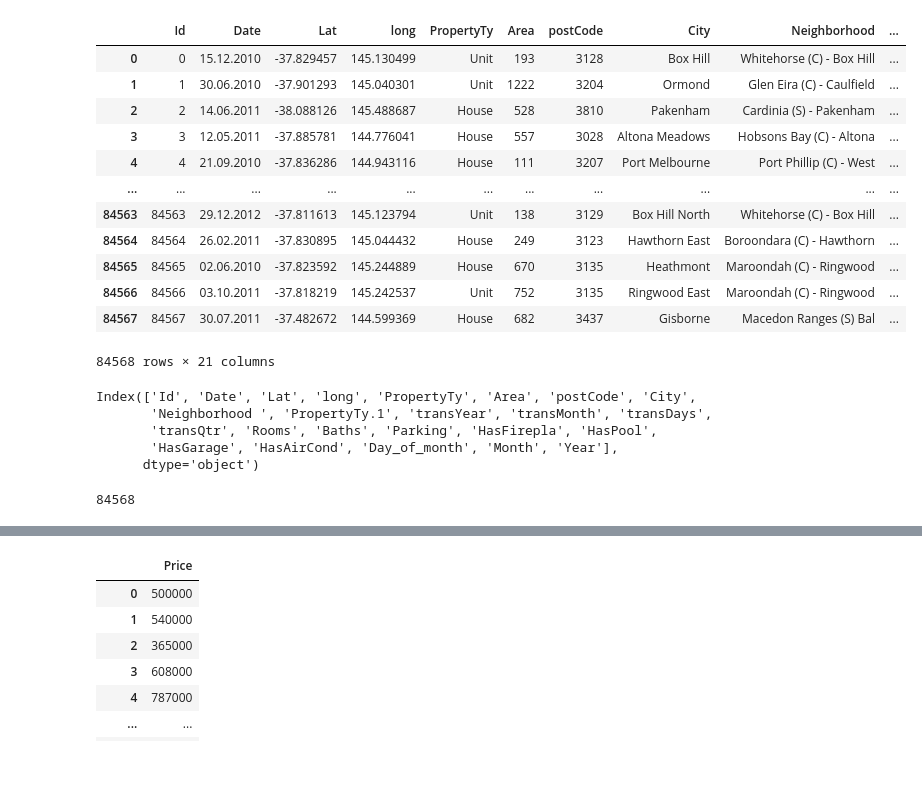
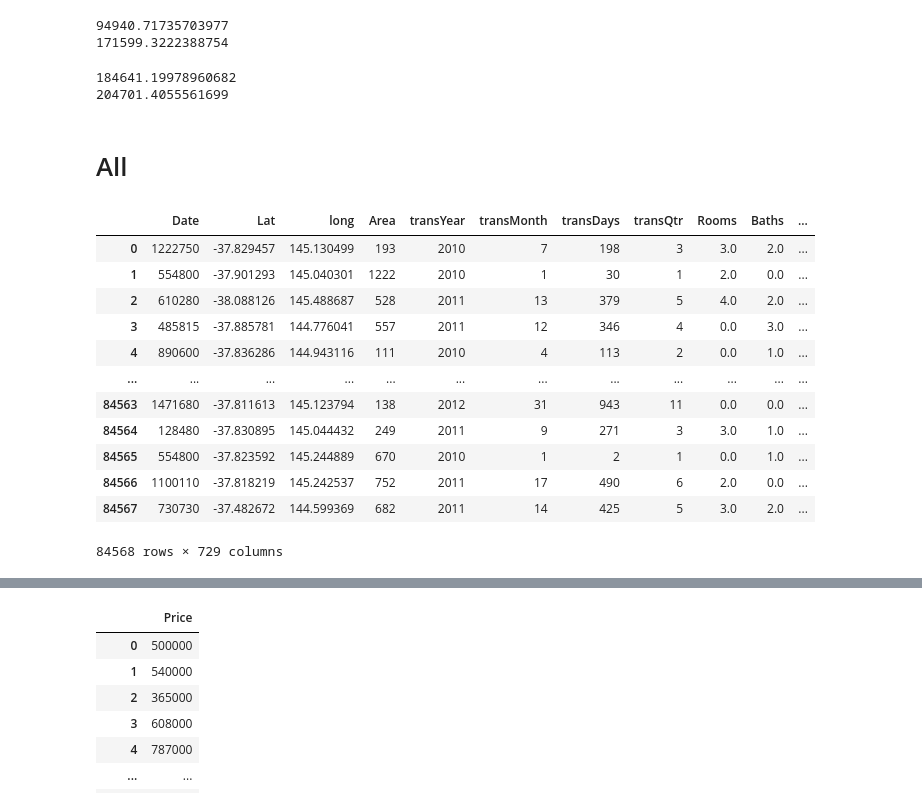
Before and after one commit to AlexisStdp/AlexisStdp.github.io, a Jupyter notebook: Datathon.ipynb, the cells around one changed output, grey strips where cells are left out. Drawn from its saved outputs; the diff is of its cells as text; code cells hidden in the pictures; blank space fills up the shorter version.

```diff
--- a/Datathon.ipynb
+++ b/Datathon.ipynb
@@ -13,0 +102,6 @@ from tensorflow.keras.layers import BatchNormalization
+# %%
+print(sklearn.metrics.mean_squared_error(xgb_model.predict(X_train_ready[:-leave_out]), y_train[:-leave_out], squared=False))
+print(sklearn.metrics.mean_squared_error(xgb_model.predict(X_train_ready[leave_out:]), y_train[leave_out:], squared=False))
+# %% [output]
+94940.71735703977
+171599.3222388754
@@ -13,0 +114,6 @@ from tensorflow.keras.layers import BatchNormalization
+# %%
+print(sklearn.metrics.mean_squared_error(bst.predict(X_train_maybe[:-leave_out]), y_train[:-leave_out], squared=False))
+print(sklearn.metrics.mean_squared_error(bst.predict(X_train_maybe[leave_out:]), y_train[leave_out:], squared=False))
+# %% [output]
+184641.19978960682
+204701.4055561699
@@ -14,17 +134,19 @@ from tensorflow.keras.layers import BatchNormalization
+# %% [markdown]
+# All
 # %%
-X_train = pd.read_csv('X_train.csv')
+X_train = pd.read_csv('X_train_preprocessed.csv')
 X_train
 # %% [output]
-|  | Id | Date | Lat | long | PropertyTy | Area | postCode | City | Neighborhood | ... |
-| 0 | 0 | 15.12.2010 | -37.829457 | 145.130499 | Unit | 193 | 3128 | Box Hill | Whitehorse (C) - Box Hill | ... |
-| 1 | 1 | 30.06.2010 | -37.901293 | 145.040301 | Unit | 1222 | 3204 | Ormond | Glen Eira (C) - Caulfield | ... |
-| 2 | 2 | 14.06.2011 | -38.088126 | 145.488687 | House | 528 | 3810 | Pakenham | Cardinia (S) - Pakenham | ... |
-| 3 | 3 | 12.05.2011 | -37.885781 | 144.776041 | House | 557 | 3028 | Altona Meadows | Hobsons Bay (C) - Altona | ... |
-| 4 | 4 | 21.09.2010 | -37.836286 | 144.943116 | House | 111 | 3207 | Port Melbourne | Port Phillip (C) - West | ... |
-| ... | ... | ... | ... | ... | ... | ... | ... | ... | ... | ... |
-| 84563 | 84563 | 29.12.2012 | -37.811613 | 145.123794 | Unit | 138 | 3129 | Box Hill North | Whitehorse (C) - Box Hill | ... |
-| 84564 | 84564 | 26.02.2011 | -37.830895 | 145.044432 | House | 249 | 3123 | Hawthorn East | Boroondara (C) - Hawthorn | ... |
-| 84565 | 84565 | 02.06.2010 | -37.823592 | 145.244889 | House | 670 | 3135 | Heathmont | Maroondah (C) - Ringwood | ... |
-| 84566 | 84566 | 03.10.2011 | -37.818219 | 145.242537 | Unit | 752 | 3135 | Ringwood East | Maroondah (C) - Ringwood | ... |
-| 84567 | 84567 | 30.07.2011 | -37.482672 | 144.599369 | House | 682 | 3437 | Gisborne | Macedon Ranges (S) Bal | ... |
+|  | Date | Lat | long | Area | transYear | transMonth | transDays | transQtr | Rooms | Baths | ... |
+| 0 | 1222750 | -37.829457 | 145.130499 | 193 | 2010 | 7 | 198 | 3 | 3.0 | 2.0 | ... |
+| 1 | 554800 | -37.901293 | 145.040301 | 1222 | 2010 | 1 | 30 | 1 | 2.0 | 0.0 | ... |
+| 2 | 610280 | -38.088126 | 145.488687 | 528 | 2011 | 13 | 379 | 5 | 4.0 | 2.0 | ... |
+| 3 | 485815 | -37.885781 | 144.776041 | 557 | 2011 | 12 | 346 | 4 | 0.0 | 3.0 | ... |
+| 4 | 890600 | -37.836286 | 144.943116 | 111 | 2010 | 4 | 113 | 2 | 0.0 | 1.0 | ... |
+| ... | ... | ... | ... | ... | ... | ... | ... | ... | ... | ... | ... |
+| 84563 | 1471680 | -37.811613 | 145.123794 | 138 | 2012 | 31 | 943 | 11 | 0.0 | 0.0 | ... |
+| 84564 | 128480 | -37.830895 | 145.044432 | 249 | 2011 | 9 | 271 | 3 | 3.0 | 1.0 | ... |
+| 84565 | 554800 | -37.823592 | 145.244889 | 670 | 2010 | 1 | 2 | 1 | 0.0 | 1.0 | ... |
+| 84566 | 1100110 | -37.818219 | 145.242537 | 752 | 2011 | 17 | 490 | 6 | 2.0 | 0.0 | ... |
+| 84567 | 730730 | -37.482672 | 144.599369 | 682 | 2011 | 14 | 425 | 5 | 3.0 | 2.0 | ... |
-84568 rows × 21 columns
+84568 rows × 729 columns
@@ -35,12 +152,0 @@ X_train['Year'] = X_train['Date']
-# %%
-X_train.columns
-# %% [output]
-Index(['Id', 'Date', 'Lat', 'long', 'PropertyTy', 'Area', 'postCode', 'City',
-       'Neighborhood ', 'PropertyTy.1', 'transYear', 'transMonth', 'transDays',
-       'transQtr', 'Rooms', 'Baths', 'Parking', 'HasFirepla', 'HasPool',
-       'HasGarage', 'HasAirCond', 'Day_of_month', 'Month', 'Year'],
-      dtype='object')
-# %%
-len(X_train['Date'])
-# %% [output]
-84568
```
Also changed, not shown: parts of 112 cells of this notebook.
